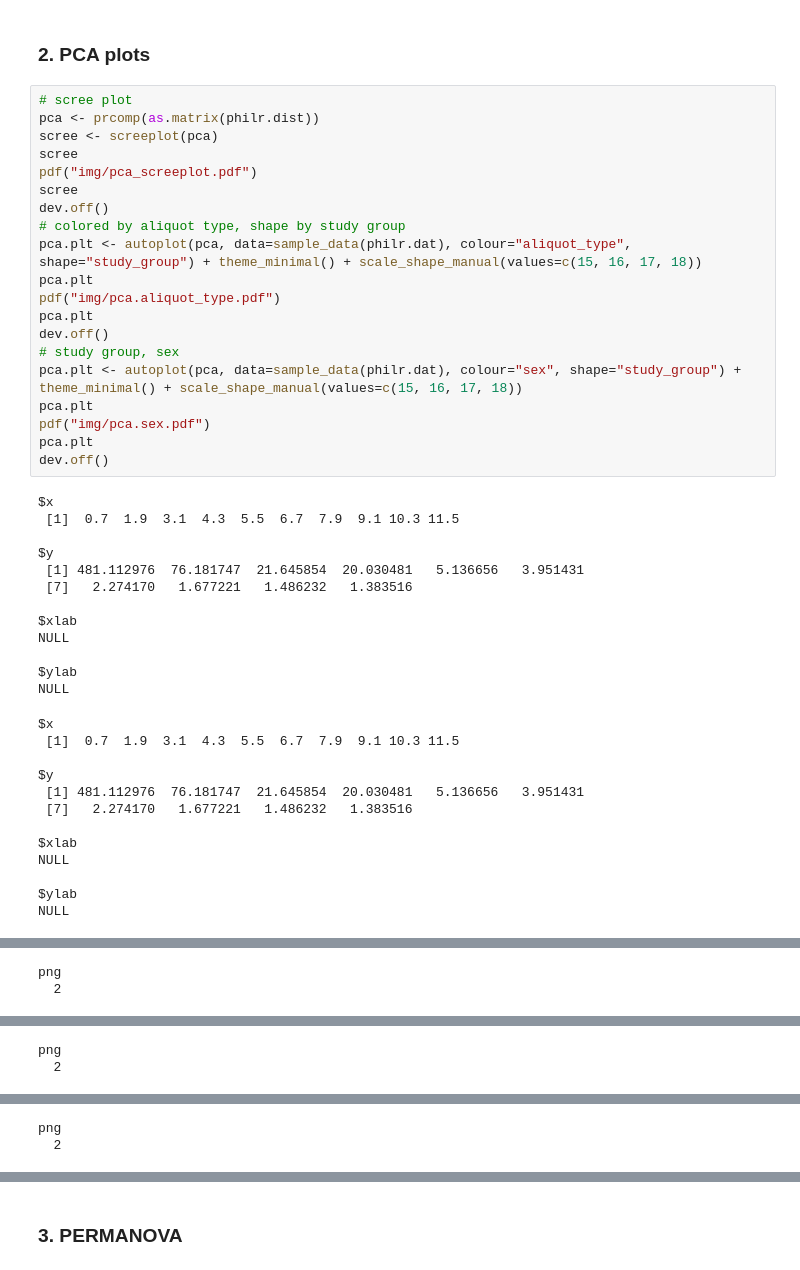
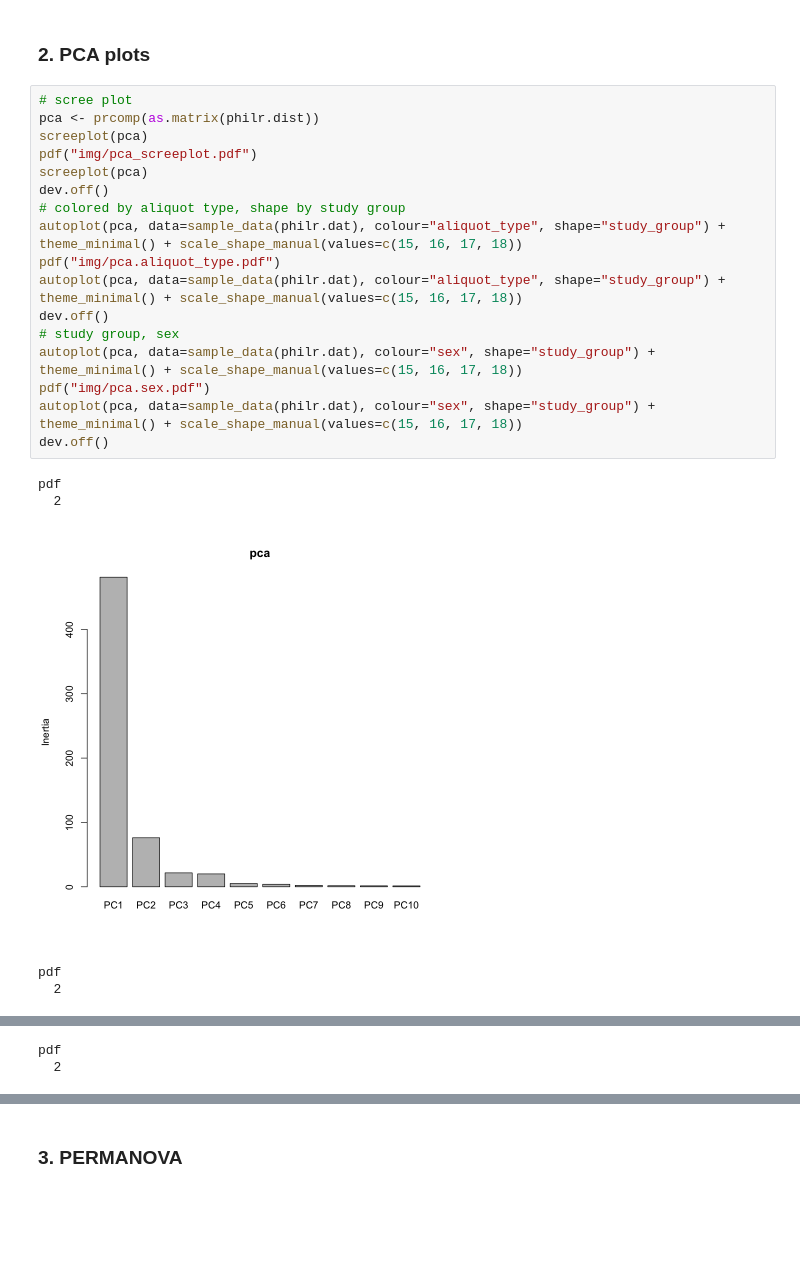
Before and after one commit to aemann01/domhain, a Jupyter notebook: 2022-HIV_oral_microbiome/02-diversity_analyses/diversity_analyses.ipynb, the cells around one changed output, grey strips where cells are left out. Cells and saved outputs as stored; diff of their text form; blank space fills up the shorter version.

```diff
--- a/2022-HIV_oral_microbiome/02-diversity_analyses/diversity_analyses.ipynb
+++ b/2022-HIV_oral_microbiome/02-diversity_analyses/diversity_analyses.ipynb
@@ -302,45 +278,23 @@ philr.dist <- dist(philr.t, method="euclidean")
 # %%
 # scree plot
 pca <- prcomp(as.matrix(philr.dist))
-scree <- screeplot(pca)
-scree
+screeplot(pca)
 pdf("img/pca_screeplot.pdf")
-scree
+screeplot(pca)
 dev.off()
 # colored by aliquot type, shape by study group
-pca.plt <- autoplot(pca, data=sample_data(philr.dat), colour="aliquot_type", shape="study_group") + theme_minimal() + scale_shape_manual(values=c(15, 16, 17, 18))
-pca.plt
+autoplot(pca, data=sample_data(philr.dat), colour="aliquot_type", shape="study_group") + theme_minimal() + scale_shape_manual(values=c(15, 16, 17, 18))
 pdf("img/pca.aliquot_type.pdf")
-pca.plt
+autoplot(pca, data=sample_data(philr.dat), colour="aliquot_type", shape="study_group") + theme_minimal() + scale_shape_manual(values=c(15, 16, 17, 18))
 dev.off()
 # study group, sex
-pca.plt <- autoplot(pca, data=sample_data(philr.dat), colour="sex", shape="study_group") + theme_minimal() + scale_shape_manual(values=c(15, 16, 17, 18))
-pca.plt
+autoplot(pca, data=sample_data(philr.dat), colour="sex", shape="study_group") + theme_minimal() + scale_shape_manual(values=c(15, 16, 17, 18))
 pdf("img/pca.sex.pdf")
-pca.plt
+autoplot(pca, data=sample_data(philr.dat), colour="sex", shape="study_group") + theme_minimal() + scale_shape_manual(values=c(15, 16, 17, 18))
 dev.off()
 # %% [output]
-$x
- [1]  0.7  1.9  3.1  4.3  5.5  6.7  7.9  9.1 10.3 11.5
-
-$y
- [1] 481.112976  76.181747  21.645854  20.030481   5.136656   3.951431
- [7]   2.274170   1.677221   1.486232   1.383516
-
-$xlab
-NULL
-
-$ylab
-NULL
+pdf
+  2
+[figure]
-$x
- [1]  0.7  1.9  3.1  4.3  5.5  6.7  7.9  9.1 10.3 11.5
-
-$y
- [1] 481.112976  76.181747  21.645854  20.030481   5.136656   3.951431
- [7]   2.274170   1.677221   1.486232   1.383516
-
-$xlab
-NULL
-
-$ylab
-NULL
+pdf
+  2
@@ -347,2 +302,2 @@ NULL
-png
+pdf
   2
@@ -350,2 +303,0 @@ png
-png
-  2
@@ -353,5 +304,3 @@ png
-png
-  2
 [figure]
 # %% [markdown]
 ### 3. PERMANOVA
```
Also changed, not shown: parts of 25 cells of this notebook, 4 other files.
